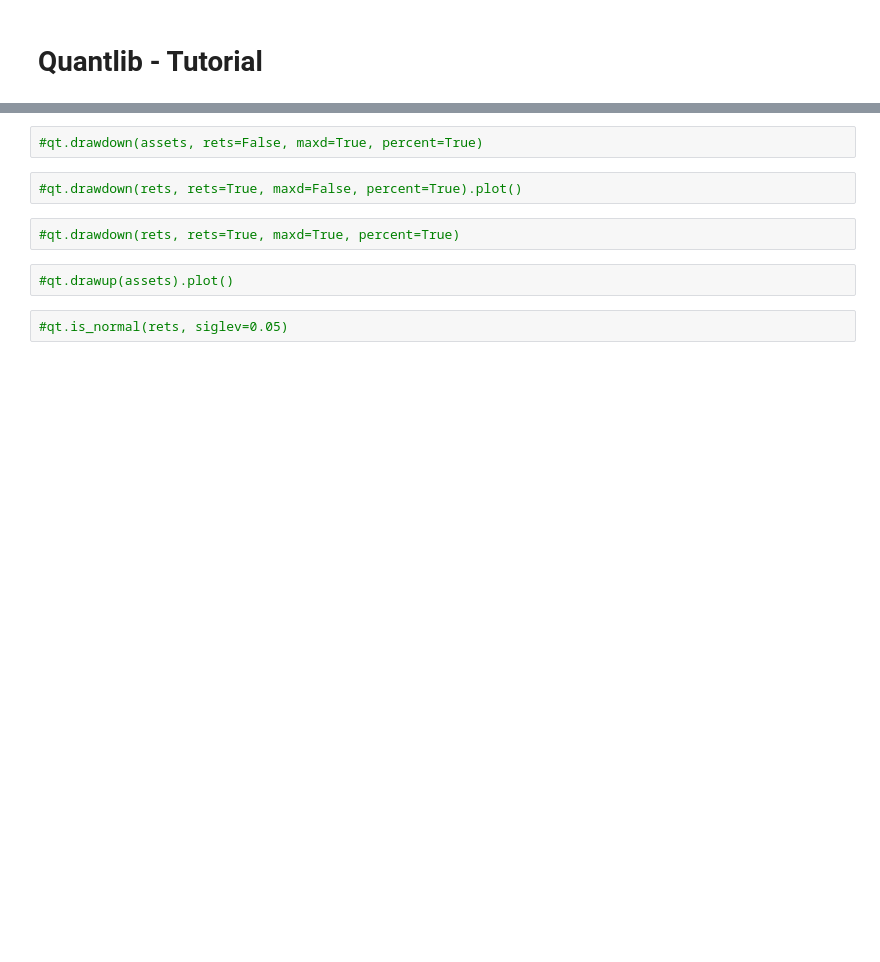
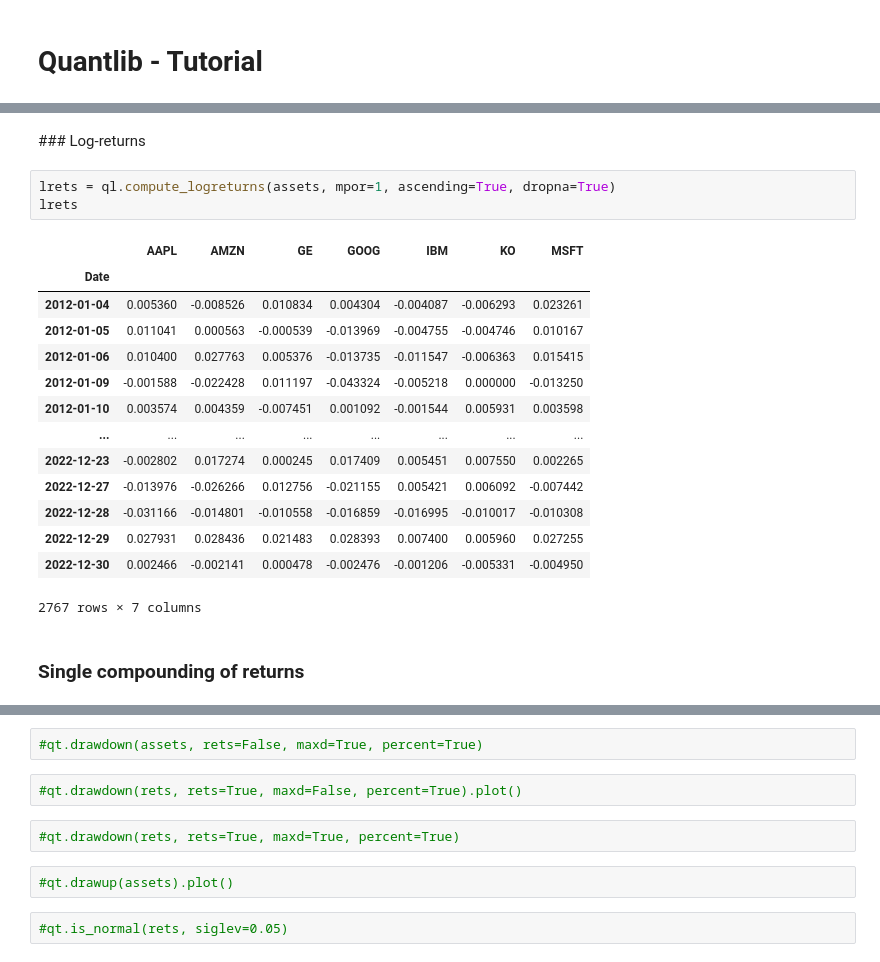
Before and after one commit to z4ir3/quant-library, a Jupyter notebook: tutorial-quant-library.ipynb, the cells around one changed output, grey strips where cells are left out. Saved outputs shown, nothing was run; the diff lists cells and outputs as text; blank space fills up the shorter version.

```diff
--- a/tutorial-quant-library.ipynb
+++ b/tutorial-quant-library.ipynb
@@ -57 +61,23 @@ rets
+# %% [markdown]
+### Log-returns
+# %%
+lrets = ql.compute_logreturns(assets, mpor=1, ascending=True, dropna=True)
+lrets
+# %% [output]
+|  | AAPL | AMZN | GE | GOOG | IBM | KO | MSFT |
+| Date |  |  |  |  |  |  |  |
+| 2012-01-04 | 0.005360 | -0.008526 | 0.010834 | 0.004304 | -0.004087 | -0.006293 | 0.023261 |
+| 2012-01-05 | 0.011041 | 0.000563 | -0.000539 | -0.013969 | -0.004755 | -0.004746 | 0.010167 |
+| 2012-01-06 | 0.010400 | 0.027763 | 0.005376 | -0.013735 | -0.011547 | -0.006363 | 0.015415 |
+| 2012-01-09 | -0.001588 | -0.022428 | 0.011197 | -0.043324 | -0.005218 | 0.000000 | -0.013250 |
+| 2012-01-10 | 0.003574 | 0.004359 | -0.007451 | 0.001092 | -0.001544 | 0.005931 | 0.003598 |
+| ... | ... | ... | ... | ... | ... | ... | ... |
+| 2022-12-23 | -0.002802 | 0.017274 | 0.000245 | 0.017409 | 0.005451 | 0.007550 | 0.002265 |
+| 2022-12-27 | -0.013976 | -0.026266 | 0.012756 | -0.021155 | 0.005421 | 0.006092 | -0.007442 |
+| 2022-12-28 | -0.031166 | -0.014801 | -0.010558 | -0.016859 | -0.016995 | -0.010017 | -0.010308 |
+| 2022-12-29 | 0.027931 | 0.028436 | 0.021483 | 0.028393 | 0.007400 | 0.005960 | 0.027255 |
+| 2022-12-30 | 0.002466 | -0.002141 | 0.000478 | -0.002476 | -0.001206 | -0.005331 | -0.004950 |
+2767 rows × 7 columns
+# %% [markdown]
+### Single compounding of returns
 # %%
```
Also changed, not shown: parts of 43 cells of this notebook.
